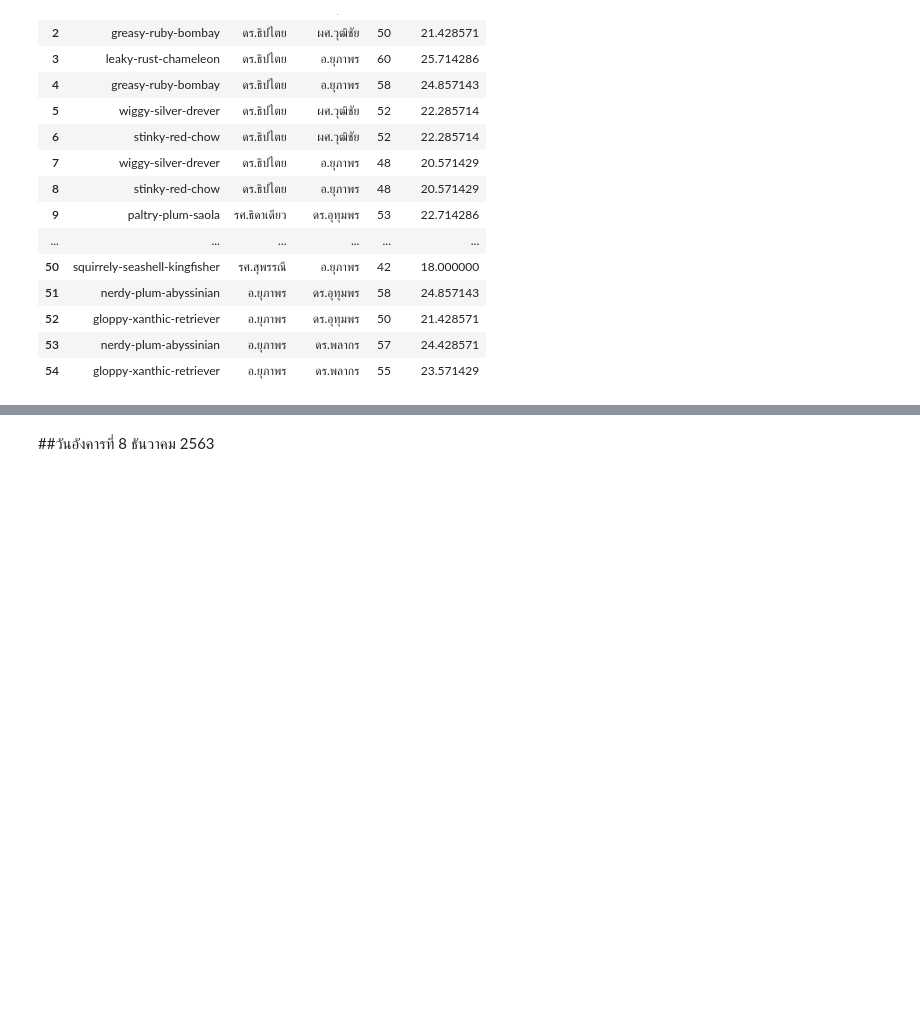
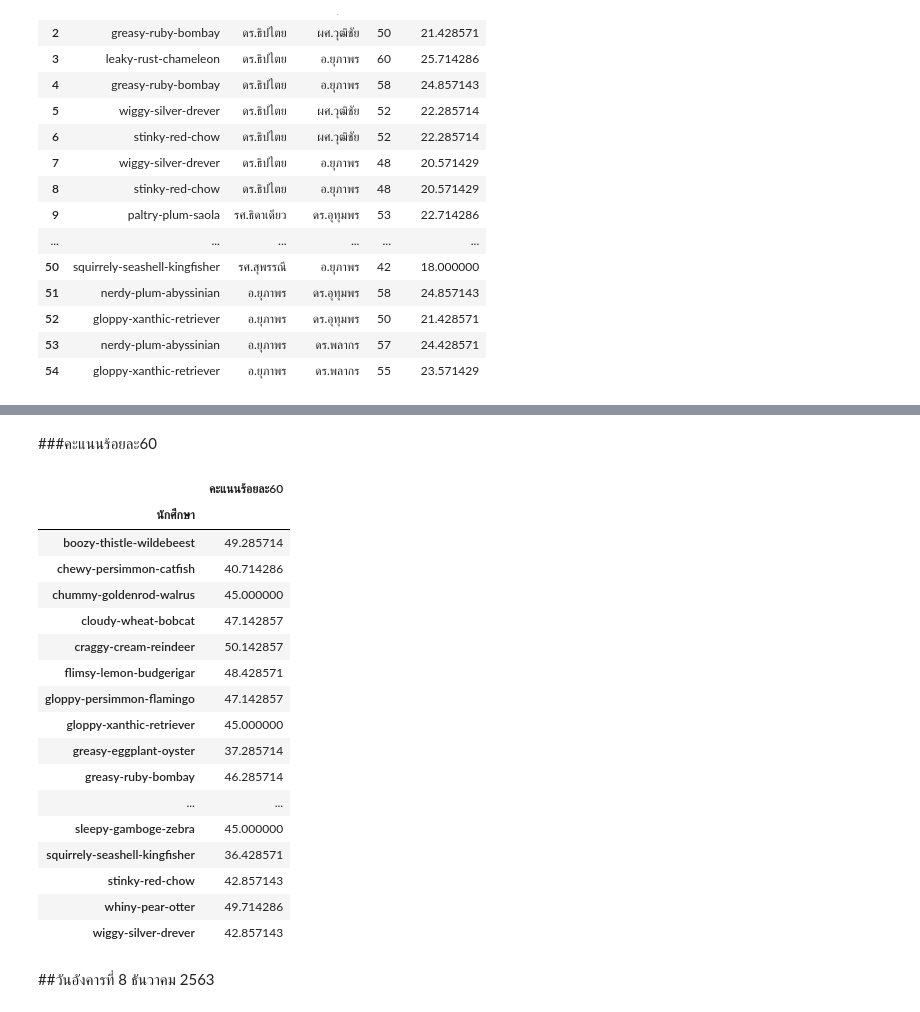
Before and after one commit to 1234567890qqqqqq/BasicProg_DataViz65, a Jupyter notebook: aon1.ipynb, the cells around one changed output, grey strips where cells are left out. Saved outputs shown, nothing was run; the diff lists cells and outputs as text; code cells hidden in the pictures; blank space fills up the shorter version.

```diff
--- a/aon1.ipynb
+++ b/aon1.ipynb
@@ -872,3 +894,27 @@ day0_11
+# %% [markdown]
+###คะแนนร้อยละ60
+# %%
+d1.rename(columns={'คะแนนร้อยละ30': 'คะแนนร้อยละ60'}, inplace=True)
+d1
+# %% [output]
+|  | คะแนนร้อยละ60 |
+| นักศึกษา |  |
+| boozy-thistle-wildebeest | 49.285714 |
+| chewy-persimmon-catfish | 40.714286 |
+| chummy-goldenrod-walrus | 45.000000 |
+| cloudy-wheat-bobcat | 47.142857 |
+| craggy-cream-reindeer | 50.142857 |
+| flimsy-lemon-budgerigar | 48.428571 |
+| gloppy-persimmon-flamingo | 47.142857 |
+| gloppy-xanthic-retriever | 45.000000 |
+| greasy-eggplant-oyster | 37.285714 |
+| greasy-ruby-bombay | 46.285714 |
+| ... | ... |
+| sleepy-gamboge-zebra | 45.000000 |
+| squirrely-seashell-kingfisher | 36.428571 |
+| stinky-red-chow | 42.857143 |
+| whiny-pear-otter | 49.714286 |
+| wiggy-silver-drever | 42.857143 |
 # %% [markdown]
 ##วันอังคารที่ 8 ธันวาคม 2563
 # %%
```
Also changed, not shown: parts of 14 cells of this notebook.
